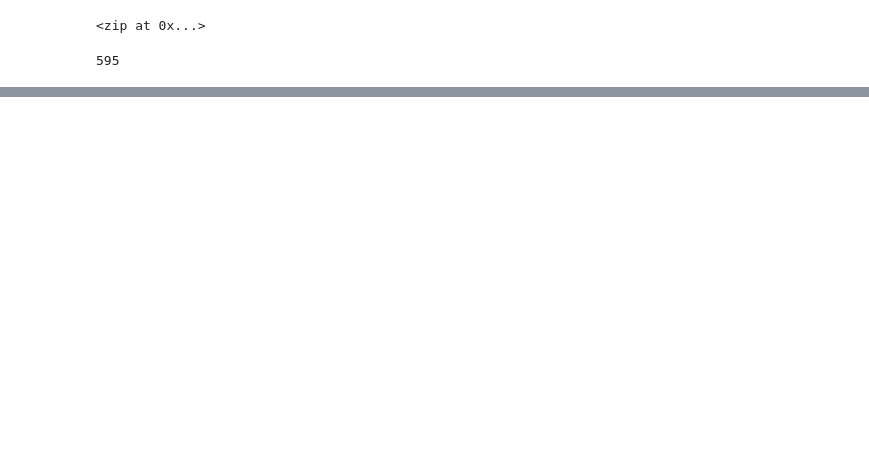
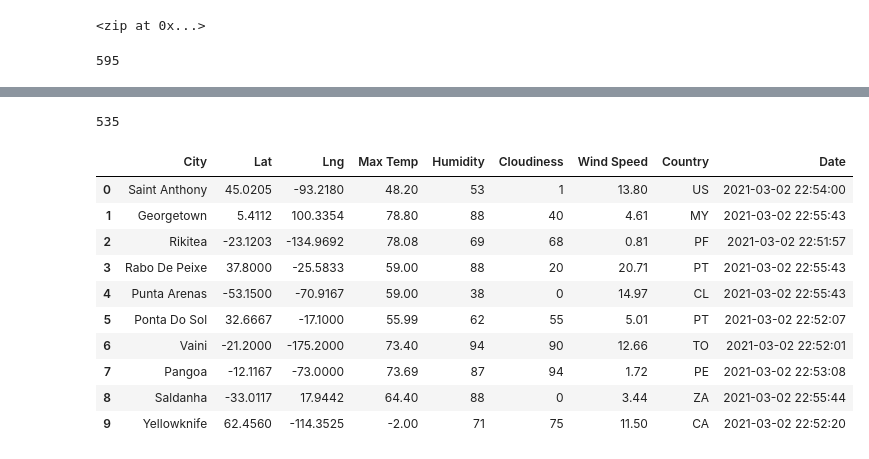
Before and after one commit to erinrkahn/World_Weather_Analysis, a Jupyter notebook: WeatherPy.ipynb, the cells around one changed output, grey strips where cells are left out. Cells and saved outputs as stored; diff of their text form; code cells hidden in the pictures; blank space fills up the shorter version.

Commit message:
updated .gitignore WeatherPy.ipynb weather_data folder

```diff
--- a/WeatherPy.ipynb
+++ b/WeatherPy.ipynb
@@ -33,0 +40,4 @@ len(cities)
+# %%
+# Starting URL for Weather Map API Call.
+url = "http://api.openweathermap.org/data/2.5/weather?units=Imperial&APPID=" + weather_api_key
+print(url)
@@ -33,0 +127,20 @@ len(cities)
+# %%
+len(city_data)
+# %% [output]
+535
+# %%
+# Convert the array of dictionaries to a Pandas DataFrame.
+city_data_df = pd.DataFrame(city_data)
+city_data_df.head(10)
+# %% [output]
+|  | City | Lat | Lng | Max Temp | Humidity | Cloudiness | Wind Speed | Country | Date |
+| 0 | Saint Anthony | 45.0205 | -93.2180 | 48.20 | 53 | 1 | 13.80 | US | 2021-03-02 22:54:00 |
+| 1 | Georgetown | 5.4112 | 100.3354 | 78.80 | 88 | 40 | 4.61 | MY | 2021-03-02 22:55:43 |
+| 2 | Rikitea | -23.1203 | -134.9692 | 78.08 | 69 | 68 | 0.81 | PF | 2021-03-02 22:51:57 |
+| 3 | Rabo De Peixe | 37.8000 | -25.5833 | 59.00 | 88 | 20 | 20.71 | PT | 2021-03-02 22:55:43 |
+| 4 | Punta Arenas | -53.1500 | -70.9167 | 59.00 | 38 | 0 | 14.97 | CL | 2021-03-02 22:55:43 |
+| 5 | Ponta Do Sol | 32.6667 | -17.1000 | 55.99 | 62 | 55 | 5.01 | PT | 2021-03-02 22:52:07 |
+| 6 | Vaini | -21.2000 | -175.2000 | 73.40 | 94 | 90 | 12.66 | TO | 2021-03-02 22:52:01 |
+| 7 | Pangoa | -12.1167 | -73.0000 | 73.69 | 87 | 94 | 1.72 | PE | 2021-03-02 22:53:08 |
+| 8 | Saldanha | -33.0117 | 17.9442 | 64.40 | 88 | 0 | 3.44 | ZA | 2021-03-02 22:55:44 |
+| 9 | Yellowknife | 62.4560 | -114.3525 | -2.00 | 71 | 75 | 11.50 | CA | 2021-03-02 22:52:20 |
```
Also changed, not shown: parts of 6 cells of this notebook, 2 other files.
